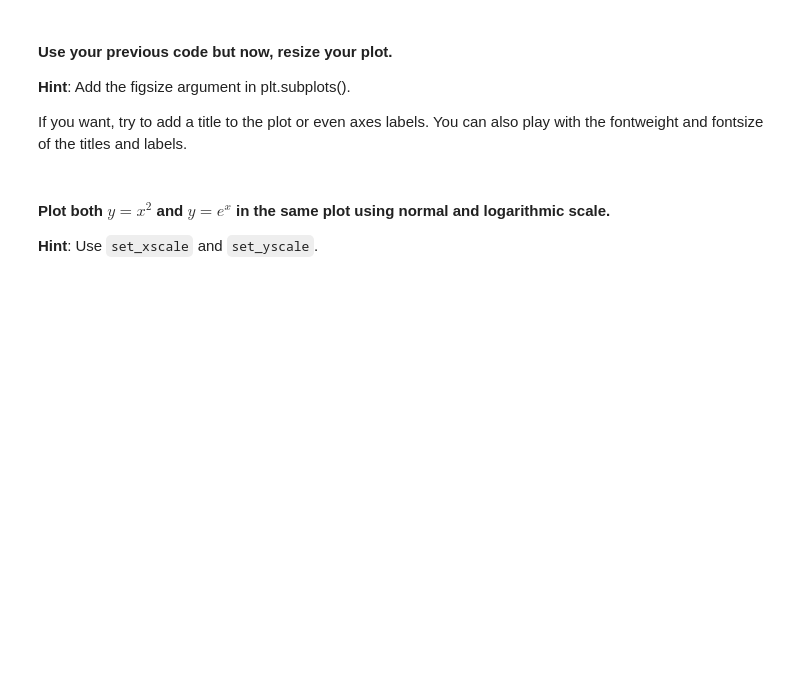
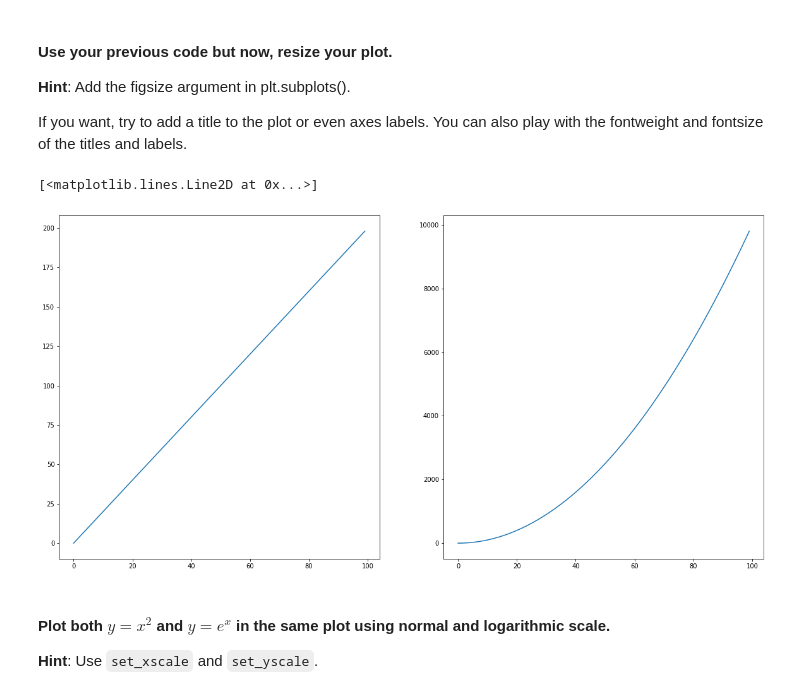
Before and after one commit to ta-datapt-bcn/lab-matplotlib-seaborn, a Jupyter notebook: your-code/main.ipynb, the cells around one changed output. Saved outputs shown, nothing was run; the diff lists cells and outputs as text; code cells hidden in the pictures; blank space fills up the shorter version.

```diff
--- a/your-code/main.ipynb
+++ b/your-code/main.ipynb
@@ -39,3 +52,14 @@ If you want, try to add a title to the plot or even axes labels. You can also pl
+# %%
+# your code here
+x = np.arange(0,100)
+y = x*2
+z = x**2
+fig , axs = plt.subplots(nrows=1, ncols=2, figsize=(20, 10))
+axs[0].plot(x,y)
+axs[1].plot(x,z)
+# %% [output]
+[<matplotlib.lines.Line2D at 0x...>]
+[figure, added]
 # %% [markdown]
 #### Plot both $y=x^2$ and $y=e^x$ in the same plot using normal and logarithmic scale.
 **Hint**: Use `set_xscale` and `set_yscale`.
```
Also changed, not shown: parts of 47 cells of this notebook.
